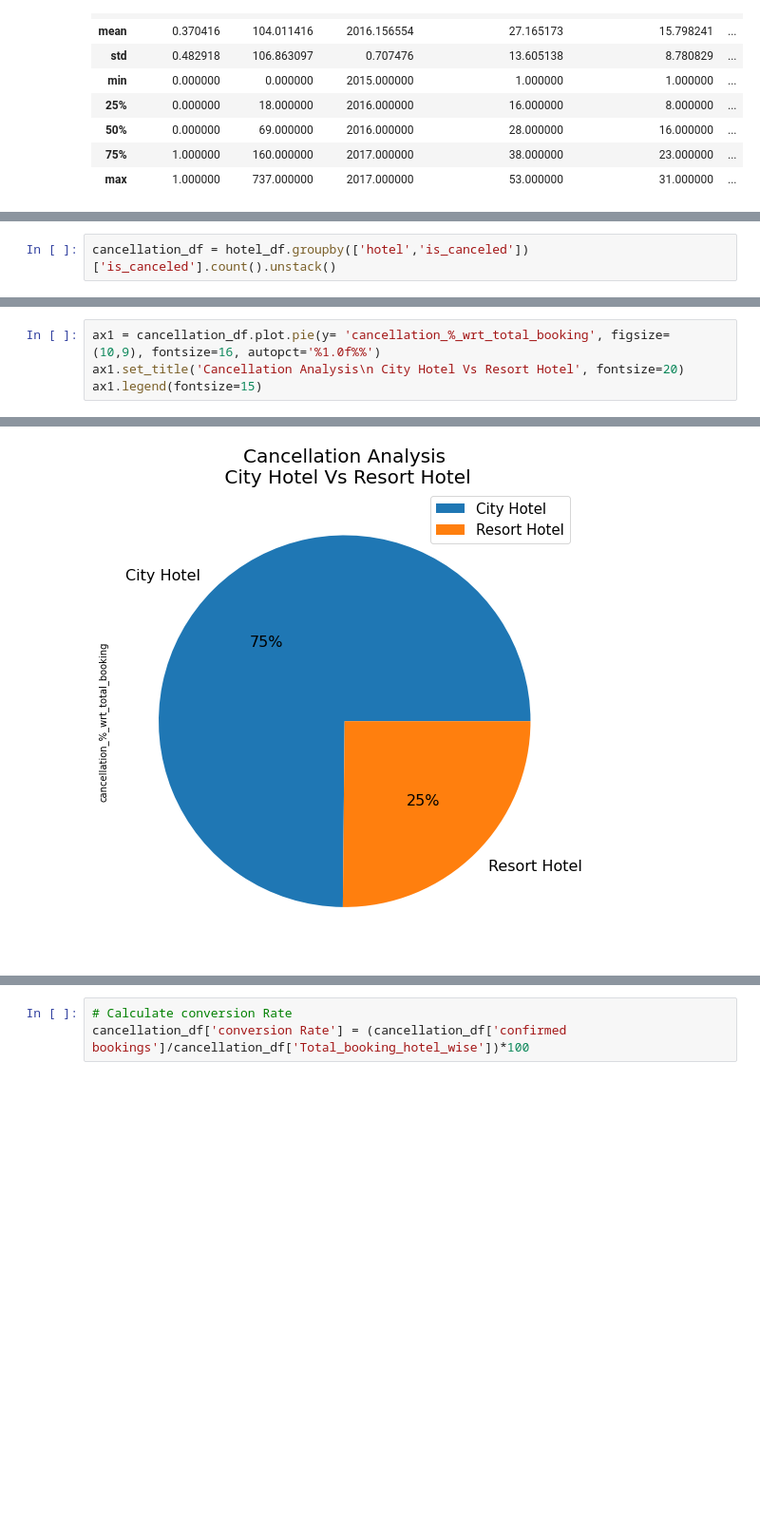
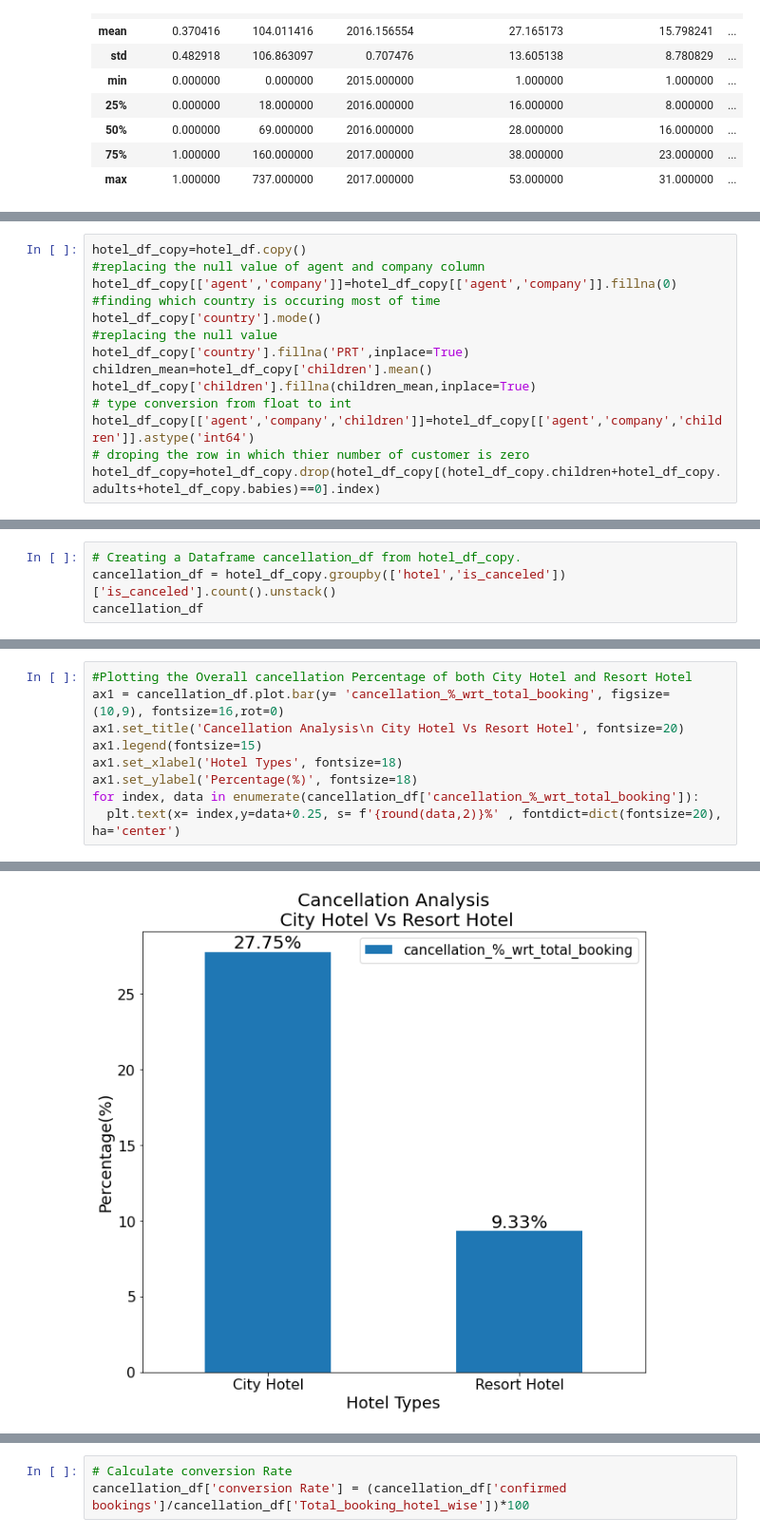
Before and after one commit to DebarajPurohit/Hotel_booking_analysis, a Jupyter notebook: Hotel_Booking_Analysis_Capstone_Project.ipynb, the cells around one changed output, grey strips where cells are left out. Shown: that part at 95% size. Cells and saved outputs as stored; diff of their text form; blank space fills up the shorter version.

```diff
--- a/Hotel_Booking_Analysis_Capstone_Project.ipynb
+++ b/Hotel_Booking_Analysis_Capstone_Project.ipynb
@@ -209,0 +65,14 @@ memory usage: 29.1+ MB
+# %%
+hotel_df_copy=hotel_df.copy()
+#replacing the null value of agent and company column
+hotel_df_copy[['agent','company']]=hotel_df_copy[['agent','company']].fillna(0)
+#finding which country is occuring most of time
+hotel_df_copy['country'].mode()
+#replacing the null value
+hotel_df_copy['country'].fillna('PRT',inplace=True)
+children_mean=hotel_df_copy['children'].mean()
+hotel_df_copy['children'].fillna(children_mean,inplace=True)
+# type conversion from float to int
+hotel_df_copy[['agent','company','children']]=hotel_df_copy[['agent','company','children']].astype('int64')
+# droping the row in which thier number of customer is zero
+hotel_df_copy=hotel_df_copy.drop(hotel_df_copy[(hotel_df_copy.children+hotel_df_copy.adults+hotel_df_copy.babies)==0].index)
@@ -210,5 +94,7 @@ memory usage: 29.1+ MB
 # %%
-cancellation_df = hotel_df.groupby(['hotel','is_canceled'])['is_canceled'].count().unstack()
+# Creating a Dataframe cancellation_df from hotel_df_copy.
+cancellation_df = hotel_df_copy.groupby(['hotel','is_canceled'])['is_canceled'].count().unstack()
+cancellation_df
 # %%
 cancellation_df
 # %% [output]
@@ -271,5 +144,10 @@ cancellation_df
 # %%
-ax1 = cancellation_df.plot.pie(y= 'cancellation_%_wrt_total_booking', figsize= (10,9), fontsize=16, autopct='%1.0f%%')
+#Plotting the Overall cancellation Percentage of both City Hotel and Resort Hotel
+ax1 = cancellation_df.plot.bar(y= 'cancellation_%_wrt_total_booking', figsize= (10,9), fontsize=16,rot=0)
 ax1.set_title('Cancellation Analysis\n City Hotel Vs Resort Hotel', fontsize=20)
 ax1.legend(fontsize=15)
+ax1.set_xlabel('Hotel Types', fontsize=18)
+ax1.set_ylabel('Percentage(%)', fontsize=18)
+for index, data in enumerate(cancellation_df['cancellation_%_wrt_total_booking']):
+  plt.text(x= index,y=data+0.25, s= f'{round(data,2)}%' , fontdict=dict(fontsize=20), ha='center')
 # %% [output]
@@ -277 +154 @@ ax1.legend(fontsize=15)
-[figure, old version]
+[figure, new version]
```
Also changed, not shown: parts of 68 cells of this notebook.
